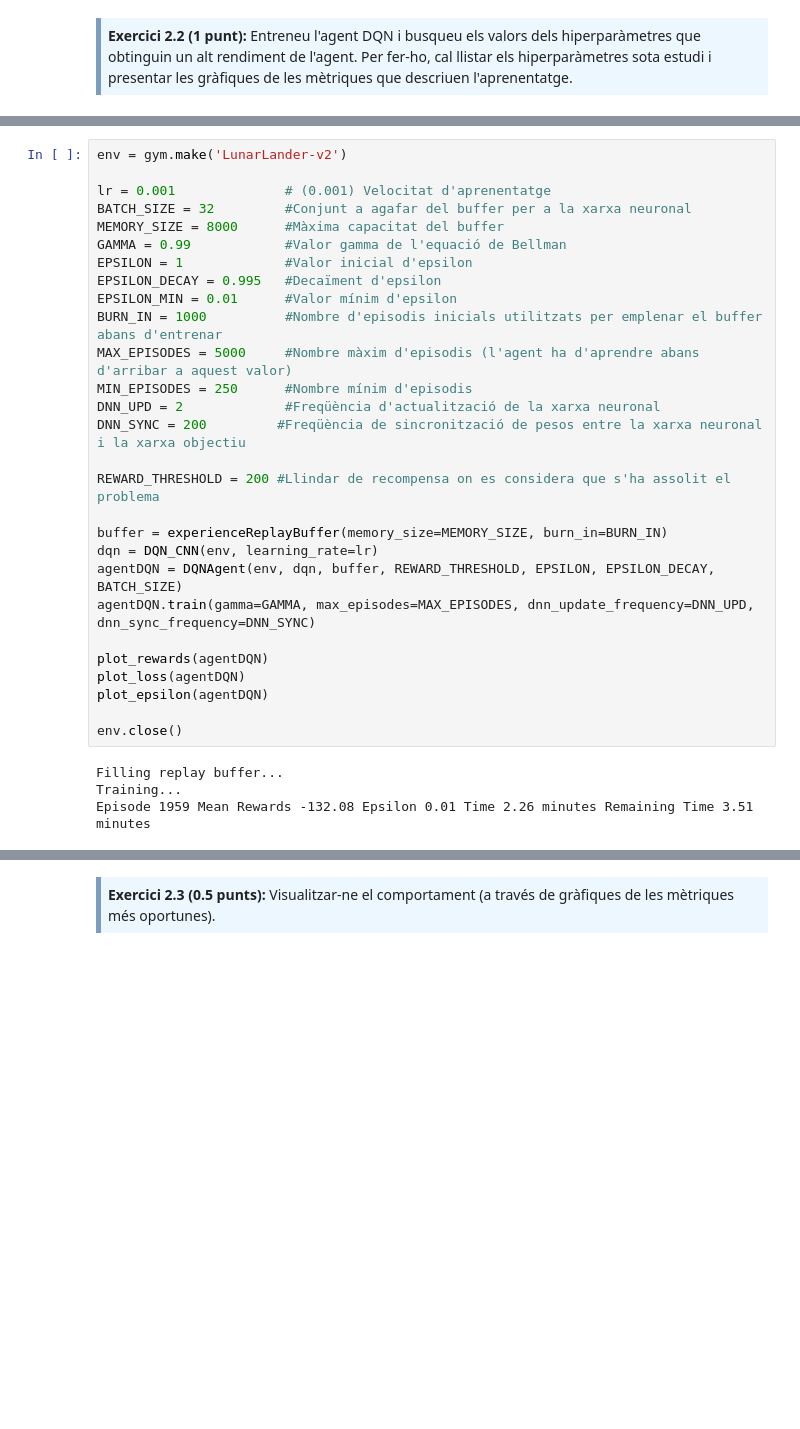
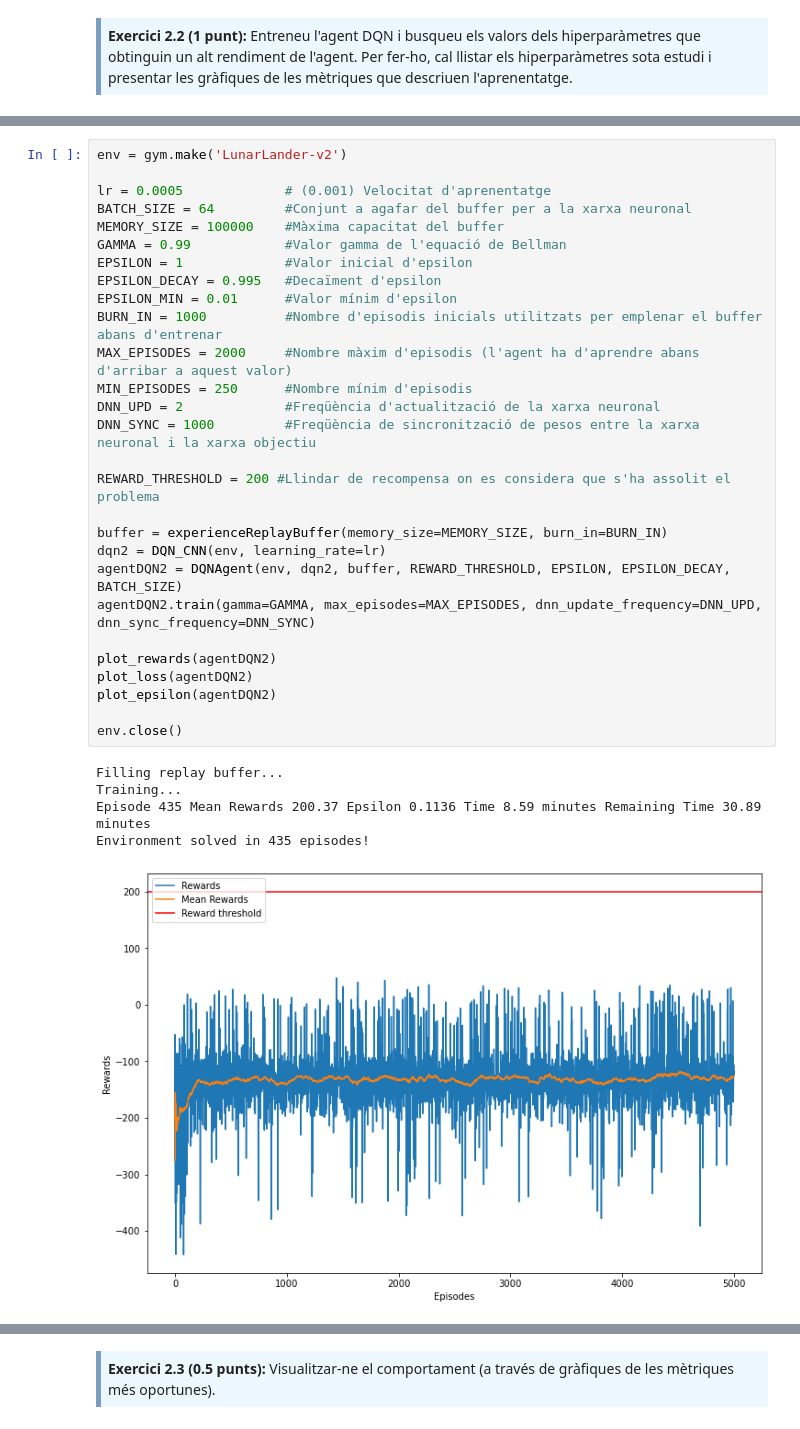
Before and after one commit to jordi-puig/master-data-science, a Jupyter notebook: reinforcement-learning/Practica/M2.983_2022_1_Practica-Sol.ipynb, the cells around one changed output, grey strips where cells are left out. Cells and saved outputs as stored; diff of their text form; blank space fills up the shorter version.

```diff
--- a/reinforcement-learning/Practica/M2.983_2022_1_Practica-Sol.ipynb
+++ b/reinforcement-learning/Practica/M2.983_2022_1_Practica-Sol.ipynb
@@ -608,32 +608,34 @@ Environment solved in 1224 episodes!
 # %%
 env = gym.make('LunarLander-v2')
 
-lr = 0.001              # (0.001) Velocitat d'aprenentatge
-BATCH_SIZE = 32         #Conjunt a agafar del buffer per a la xarxa neuronal
-MEMORY_SIZE = 8000      #Màxima capacitat del buffer
+lr = 0.0005             # (0.001) Velocitat d'aprenentatge
+BATCH_SIZE = 64         #Conjunt a agafar del buffer per a la xarxa neuronal
+MEMORY_SIZE = 100000    #Màxima capacitat del buffer
 GAMMA = 0.99            #Valor gamma de l'equació de Bellman
 EPSILON = 1             #Valor inicial d'epsilon
 EPSILON_DECAY = 0.995   #Decaïment d'epsilon
 EPSILON_MIN = 0.01      #Valor mínim d'epsilon
 BURN_IN = 1000          #Nombre d'episodis inicials utilitzats per emplenar el buffer abans d'entrenar
-MAX_EPISODES = 5000     #Nombre màxim d'episodis (l'agent ha d'aprendre abans d'arribar a aquest valor)
+MAX_EPISODES = 2000     #Nombre màxim d'episodis (l'agent ha d'aprendre abans d'arribar a aquest valor)
 MIN_EPISODES = 250      #Nombre mínim d'episodis
 DNN_UPD = 2             #Freqüència d'actualització de la xarxa neuronal
-DNN_SYNC = 200         #Freqüència de sincronització de pesos entre la xarxa neuronal i la xarxa objectiu
+DNN_SYNC = 1000         #Freqüència de sincronització de pesos entre la xarxa neuronal i la xarxa objectiu
 
 REWARD_THRESHOLD = 200 #Llindar de recompensa on es considera que s'ha assolit el problema
 
 buffer = experienceReplayBuffer(memory_size=MEMORY_SIZE, burn_in=BURN_IN)
-dqn = DQN_CNN(env, learning_rate=lr)
-agentDQN = DQNAgent(env, dqn, buffer, REWARD_THRESHOLD, EPSILON, EPSILON_DECAY, BATCH_SIZE)
-agentDQN.train(gamma=GAMMA, max_episodes=MAX_EPISODES, dnn_update_frequency=DNN_UPD, dnn_sync_frequency=DNN_SYNC)
+dqn2 = DQN_CNN(env, learning_rate=lr)
+agentDQN2 = DQNAgent(env, dqn2, buffer, REWARD_THRESHOLD, EPSILON, EPSILON_DECAY, BATCH_SIZE)
+agentDQN2.train(gamma=GAMMA, max_episodes=MAX_EPISODES, dnn_update_frequency=DNN_UPD, dnn_sync_frequency=DNN_SYNC)
 
-plot_rewards(agentDQN)
-plot_loss(agentDQN)
-plot_epsilon(agentDQN)
+plot_rewards(agentDQN2)
+plot_loss(agentDQN2)
+plot_epsilon(agentDQN2)
 
 env.close()
 # %% [output]
 Filling replay buffer...
 Training...
-Episode 1959 Mean Rewards -132.08 Epsilon 0.01 Time 2.26 minutes Remaining Time 3.51 minutes
+Episode 435 Mean Rewards 200.37 Epsilon 0.1136 Time 8.59 minutes Remaining Time 30.89 minutes
+Environment solved in 435 episodes!
+[figure, added]
```
Also changed, not shown: parts of 7 cells of this notebook, 3 other files.
